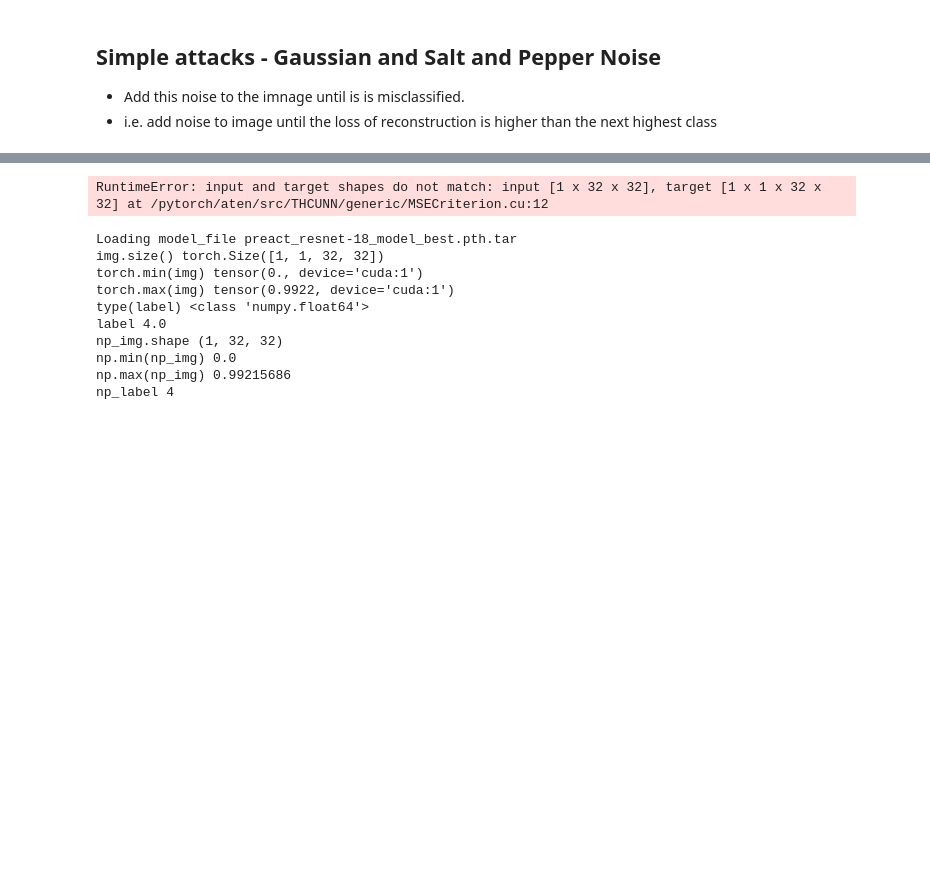
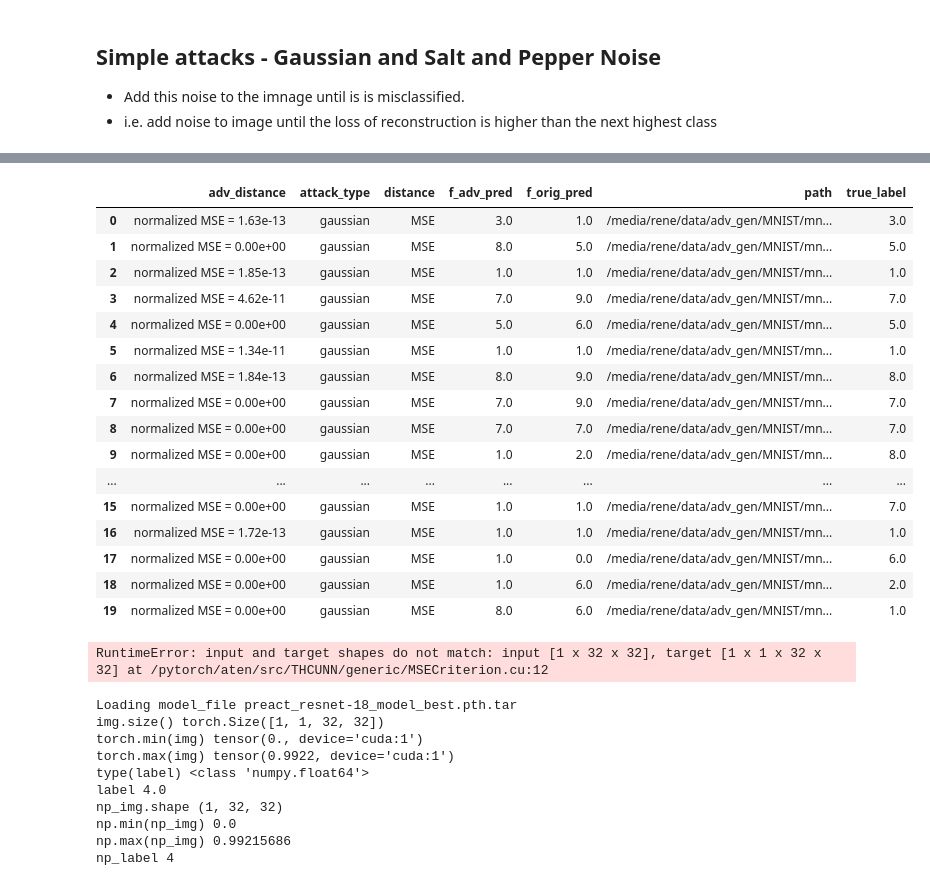
Before and after one commit to renebidart/adv-gen, a Jupyter notebook: notebooks/attacks.ipynb, the cells around one changed output, grey strips where cells are left out. Drawn from its saved outputs; the diff is of its cells as text; code cells hidden in the pictures; blank space fills up the shorter version.

```diff
--- a/notebooks/attacks.ipynb
+++ b/notebooks/attacks.ipynb
@@ -239,3 +181,24 @@ predicted_label: 6, True Label: 7.0
+# %%
+result = pickle.load(open('/media/rene/data/adv_gen/MNIST/mnist_normal/models/VAE_ABS/results_ns20_gaussian_MSE_adv.pkl', "rb"))
+display(result)
+# %% [output]
+|  | adv_distance | attack_type | distance | f_adv_pred | f_orig_pred | path | true_label |
+| 0 | normalized MSE = 1.63e-13 | gaussian | MSE | 3.0 | 1.0 | /media/rene/data/adv_gen/MNIST/mn... | 3.0 |
+| 1 | normalized MSE = 0.00e+00 | gaussian | MSE | 8.0 | 5.0 | /media/rene/data/adv_gen/MNIST/mn... | 5.0 |
+| 2 | normalized MSE = 1.85e-13 | gaussian | MSE | 1.0 | 1.0 | /media/rene/data/adv_gen/MNIST/mn... | 1.0 |
+| 3 | normalized MSE = 4.62e-11 | gaussian | MSE | 7.0 | 9.0 | /media/rene/data/adv_gen/MNIST/mn... | 7.0 |
+| 4 | normalized MSE = 0.00e+00 | gaussian | MSE | 5.0 | 6.0 | /media/rene/data/adv_gen/MNIST/mn... | 5.0 |
+| 5 | normalized MSE = 1.34e-11 | gaussian | MSE | 1.0 | 1.0 | /media/rene/data/adv_gen/MNIST/mn... | 1.0 |
+| 6 | normalized MSE = 1.84e-13 | gaussian | MSE | 8.0 | 9.0 | /media/rene/data/adv_gen/MNIST/mn... | 8.0 |
+| 7 | normalized MSE = 0.00e+00 | gaussian | MSE | 7.0 | 9.0 | /media/rene/data/adv_gen/MNIST/mn... | 7.0 |
+| 8 | normalized MSE = 0.00e+00 | gaussian | MSE | 7.0 | 7.0 | /media/rene/data/adv_gen/MNIST/mn... | 7.0 |
+| 9 | normalized MSE = 0.00e+00 | gaussian | MSE | 1.0 | 2.0 | /media/rene/data/adv_gen/MNIST/mn... | 8.0 |
+| ... | ... | ... | ... | ... | ... | ... | ... |
+| 15 | normalized MSE = 0.00e+00 | gaussian | MSE | 1.0 | 1.0 | /media/rene/data/adv_gen/MNIST/mn... | 7.0 |
+| 16 | normalized MSE = 1.72e-13 | gaussian | MSE | 1.0 | 1.0 | /media/rene/data/adv_gen/MNIST/mn... | 1.0 |
+| 17 | normalized MSE = 0.00e+00 | gaussian | MSE | 1.0 | 0.0 | /media/rene/data/adv_gen/MNIST/mn... | 6.0 |
+| 18 | normalized MSE = 0.00e+00 | gaussian | MSE | 1.0 | 6.0 | /media/rene/data/adv_gen/MNIST/mn... | 2.0 |
+| 19 | normalized MSE = 0.00e+00 | gaussian | MSE | 8.0 | 6.0 | /media/rene/data/adv_gen/MNIST/mn... | 1.0 |
 # %%
 from foolbox.attacks import AdditiveGaussianNoiseAttack
 from models.gen_classifiers import GenerativeCVAE
```
Also changed, not shown: parts of 11 cells of this notebook, 12 other files.
